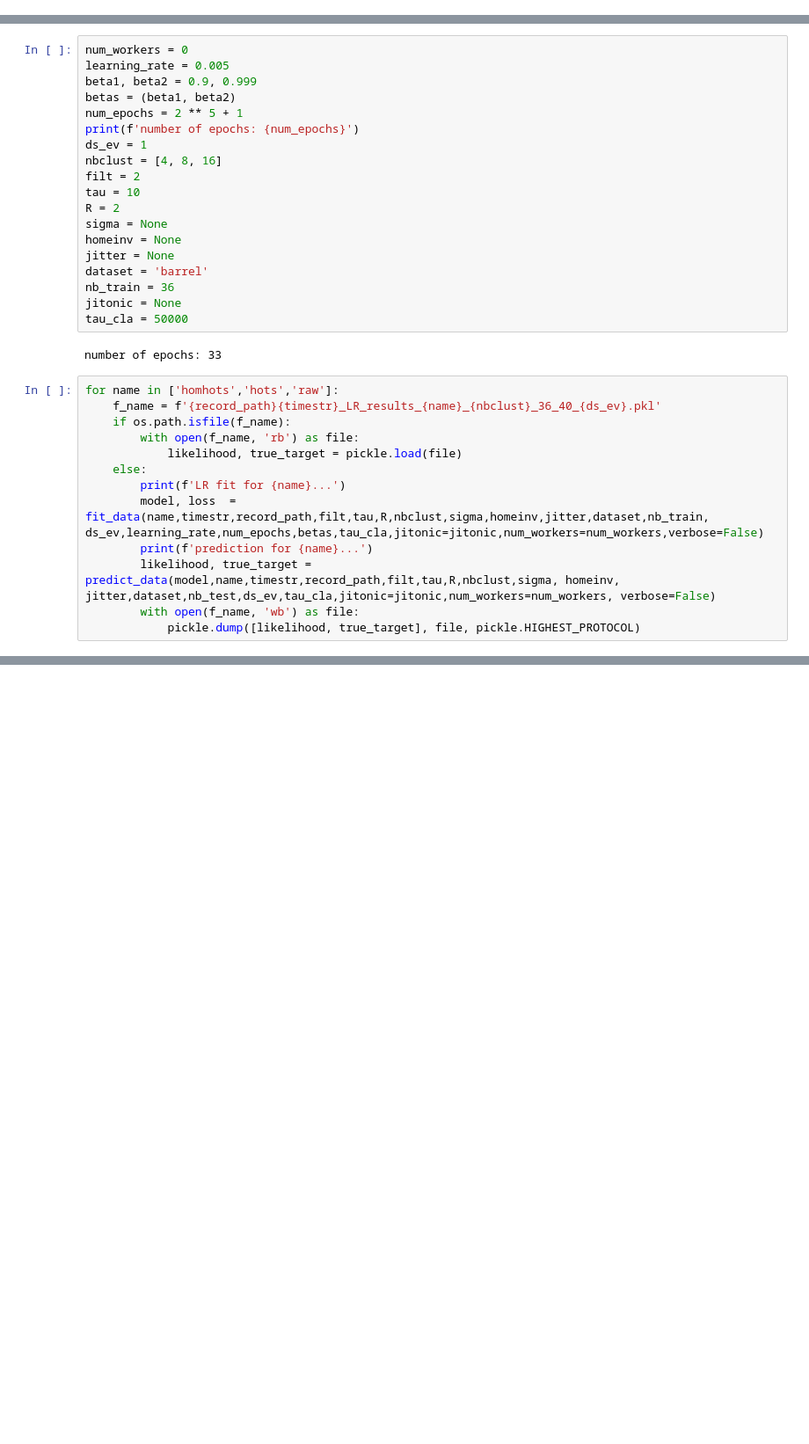
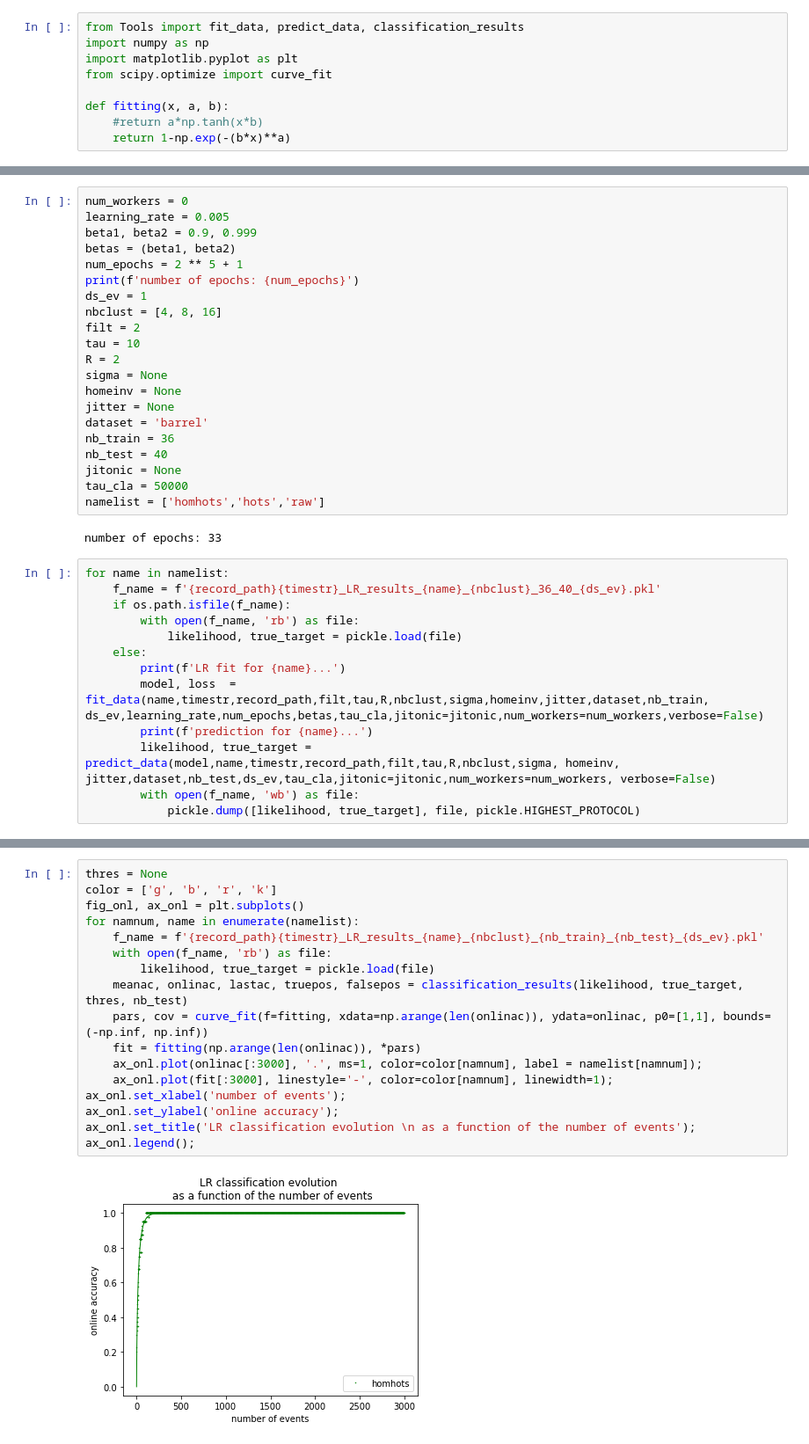
Before and after one commit to SpikeAI/HOTS, a Jupyter notebook: notebooks/RESULTS_01_SimpleAlphabet.ipynb, the cells around one changed output, grey strips where cells are left out. Shown: that part at 88% size. Drawn from its saved outputs; the diff is of its cells as text; blank space fills up the shorter version.

Commit message:
lr results

```diff
--- a/notebooks/RESULTS_01_SimpleAlphabet.ipynb
+++ b/notebooks/RESULTS_01_SimpleAlphabet.ipynb
@@ -72,3 +70,12 @@ from Tools import fit_data, predict_data, classification_results
+# %%
+from Tools import fit_data, predict_data, classification_results
+import numpy as np
+import matplotlib.pyplot as plt
+from scipy.optimize import curve_fit
+
+def fitting(x, a, b):
+    #return a*np.tanh(x*b)
+    return 1-np.exp(-(b*x)**a)
 # %%
 fname = record_path+"train/2020-12-01_lagorce_rdn_None_True_[0.25, 1]_[4, 8, 16]_[10.0, 100.0, 1000.0]_[2, 4, 8]_False_36_None_LR.pkl"
 if not os.path.isfile(fname):
@@ -100,12 +109,14 @@ homeinv = None
 jitter = None
 dataset = 'barrel'
 nb_train = 36
+nb_test = 40
 jitonic = None
 tau_cla = 50000
+namelist = ['homhots','hots','raw']
 # %% [output]
 number of epochs: 33
 # %%
-for name in ['homhots','hots','raw']:
+for name in namelist:
     f_name = f'{record_path}{timestr}_LR_results_{name}_{nbclust}_36_40_{ds_ev}.pkl'
     if os.path.isfile(f_name):
         with open(f_name, 'rb') as file:
@@ -139,0 +135,19 @@ None
+# %%
+thres = None
+color = ['g', 'b', 'r', 'k']
+fig_onl, ax_onl = plt.subplots()
+for namnum, name in enumerate(namelist):
+    f_name = f'{record_path}{timestr}_LR_results_{name}_{nbclust}_{nb_train}_{nb_test}_{ds_ev}.pkl'
+    with open(f_name, 'rb') as file:
+        likelihood, true_target = pickle.load(file)
+    meanac, onlinac, lastac, truepos, falsepos = classification_results(likelihood, true_target, thres, nb_test)
+    pars, cov = curve_fit(f=fitting, xdata=np.arange(len(onlinac)), ydata=onlinac, p0=[1,1], bounds=(-np.inf, np.inf))
+    fit = fitting(np.arange(len(onlinac)), *pars)
+    ax_onl.plot(onlinac[:3000], '.', ms=1, color=color[namnum], label = namelist[namnum]);
+    ax_onl.plot(fit[:3000], linestyle='-', color=color[namnum], linewidth=1);
+ax_onl.set_xlabel('number of events');
+ax_onl.set_ylabel('online accuracy');
+ax_onl.set_title('LR classification evolution \n as a function of the number of events');
+ax_onl.legend();
+# %% [output]
+[figure, added]
```
Also changed, not shown: parts of 7 cells of this notebook, 3 other files.
